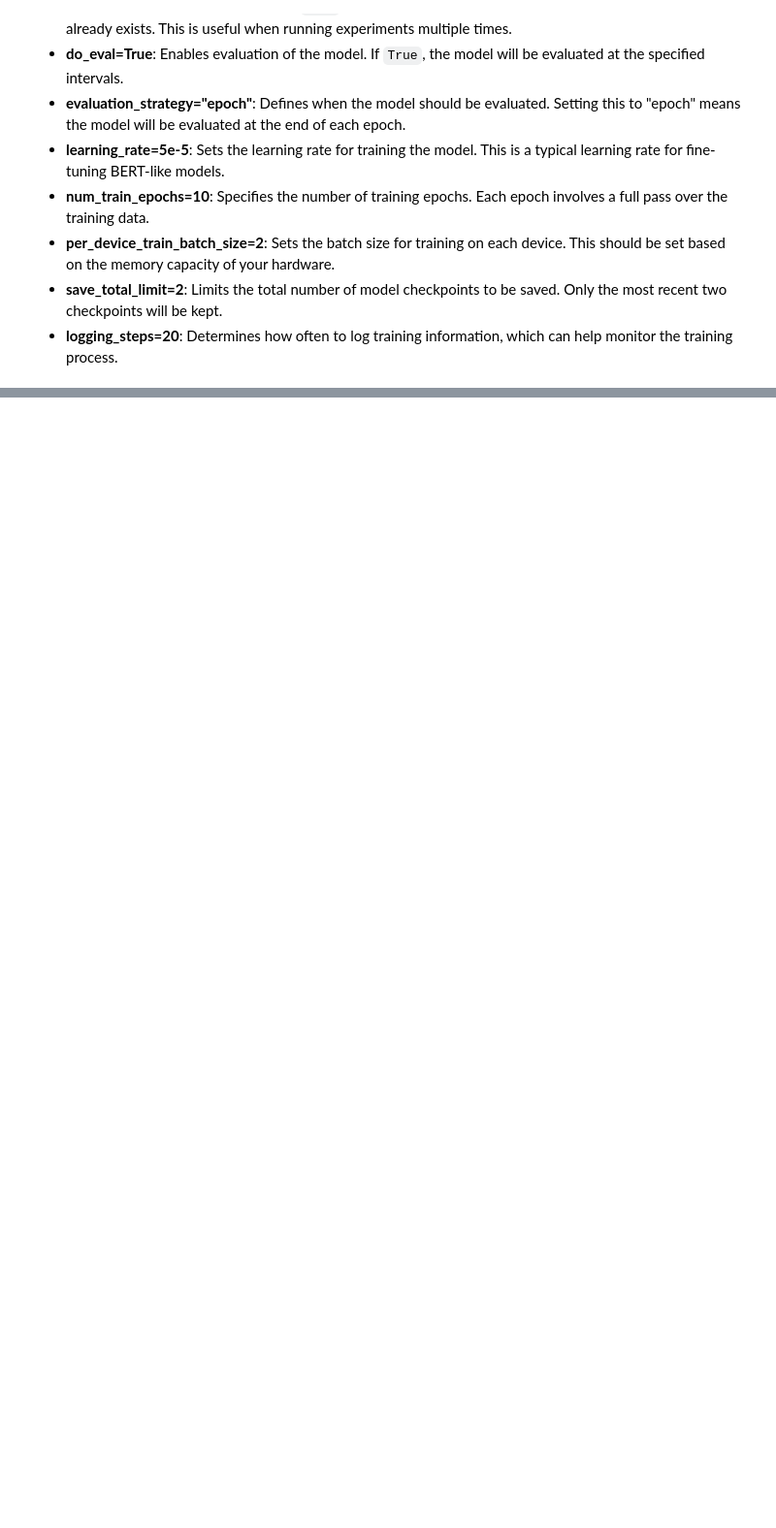
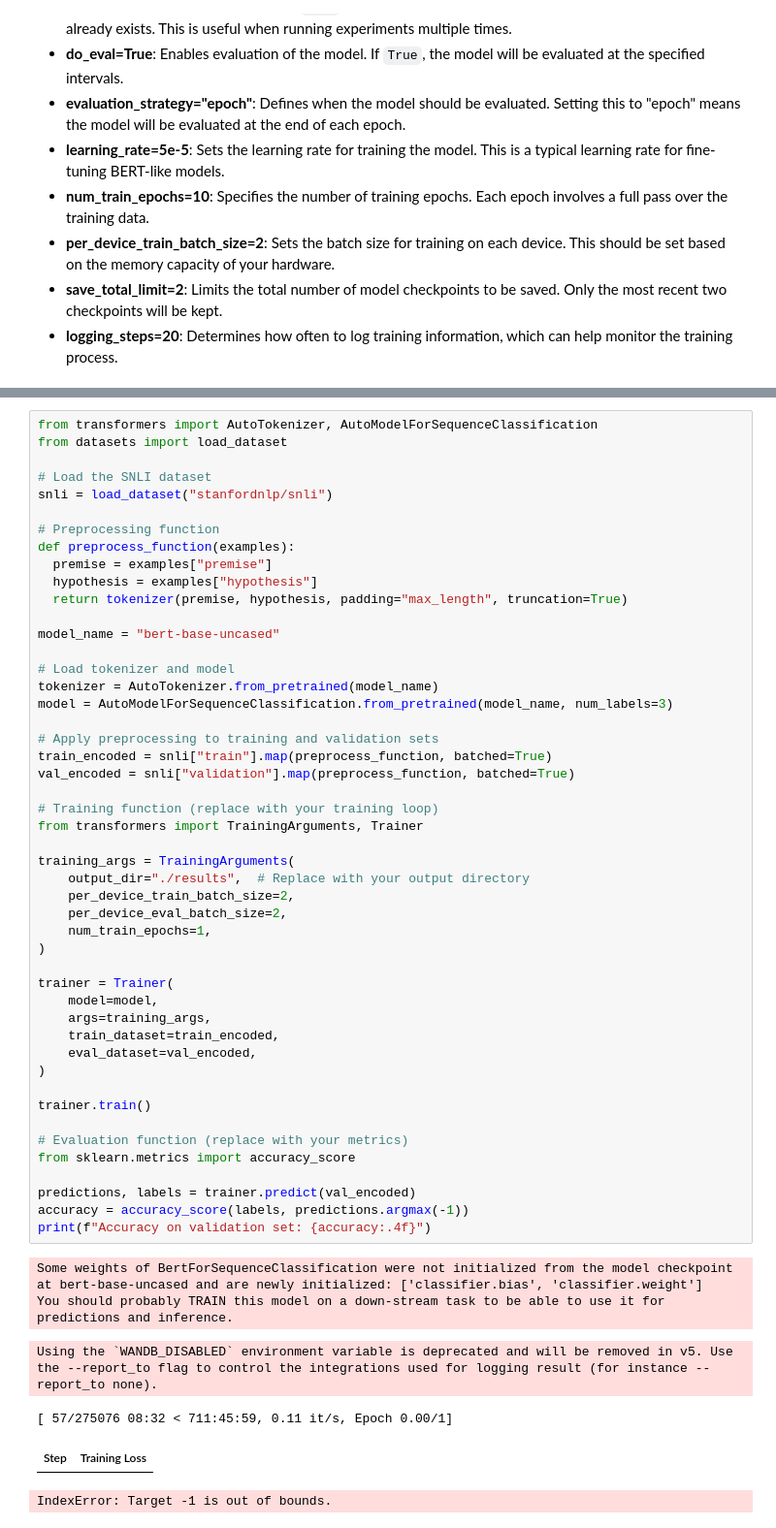
Before and after one commit to saifkheraj/d_s, a Jupyter notebook: GenAI/Finetuning_Transformers/Finetuning_Transferlearning_Transformers/Pretraining_LLMs_with_Huggingface.ipynb, the cells around one changed output, grey strips where cells are left out. Shown at 97% size. Saved outputs shown, nothing was run; the diff lists cells and outputs as text; blank space fills up the shorter version.

```diff
--- a/GenAI/Finetuning_Transformers/Finetuning_Transferlearning_Transformers/Pretraining_LLMs_with_Huggingface.ipynb
+++ b/GenAI/Finetuning_Transformers/Finetuning_Transferlearning_Transformers/Pretraining_LLMs_with_Huggingface.ipynb
@@ -592,0 +594,55 @@ Abort:
+# %%
+from transformers import AutoTokenizer, AutoModelForSequenceClassification
+from datasets import load_dataset
+
+# Load the SNLI dataset
+snli = load_dataset("stanfordnlp/snli")
+
+# Preprocessing function
+def preprocess_function(examples):
+  premise = examples["premise"]
+  hypothesis = examples["hypothesis"]
+  return tokenizer(premise, hypothesis, padding="max_length", truncation=True)
+
+model_name = "bert-base-uncased"
+
+# Load tokenizer and model
+tokenizer = AutoTokenizer.from_pretrained(model_name)
+model = AutoModelForSequenceClassification.from_pretrained(model_name, num_labels=3)
+
+# Apply preprocessing to training and validation sets
+train_encoded = snli["train"].map(preprocess_function, batched=True)
+val_encoded = snli["validation"].map(preprocess_function, batched=True)
+
+# Training function (replace with your training loop)
+from transformers import TrainingArguments, Trainer
+
+training_args = TrainingArguments(
+    output_dir="./results",  # Replace with your output directory
+    per_device_train_batch_size=2,
+    per_device_eval_batch_size=2,
+    num_train_epochs=1,
+)
+
+trainer = Trainer(
+    model=model,
+    args=training_args,
+    train_dataset=train_encoded,
+    eval_dataset=val_encoded,
+)
+
+trainer.train()
+
+# Evaluation function (replace with your metrics)
+from sklearn.metrics import accuracy_score
+
+predictions, labels = trainer.predict(val_encoded)
+accuracy = accuracy_score(labels, predictions.argmax(-1))
+print(f"Accuracy on validation set: {accuracy:.4f}")
+# %% [output]
+Some weights of BertForSequenceClassification were not initialized from the model checkpoint at bert-base-uncased and are newly initialized: ['classifier.bias', 'classifier.weight']
+You should probably TRAIN this model on a down-stream task to be able to use it for predictions and inference.
+Using the `WANDB_DISABLED` environment variable is deprecated and will be removed in v5. Use the --report_to flag to control the integrations used for logging result (for instance --report_to none).
+[ 57/275076 08:32 < 711:45:59, 0.11 it/s, Epoch 0.00/1]
+| Step | Training Loss |
+IndexError: Target -1 is out of bounds.
```
Also changed, not shown: parts of 15 cells of this notebook.
